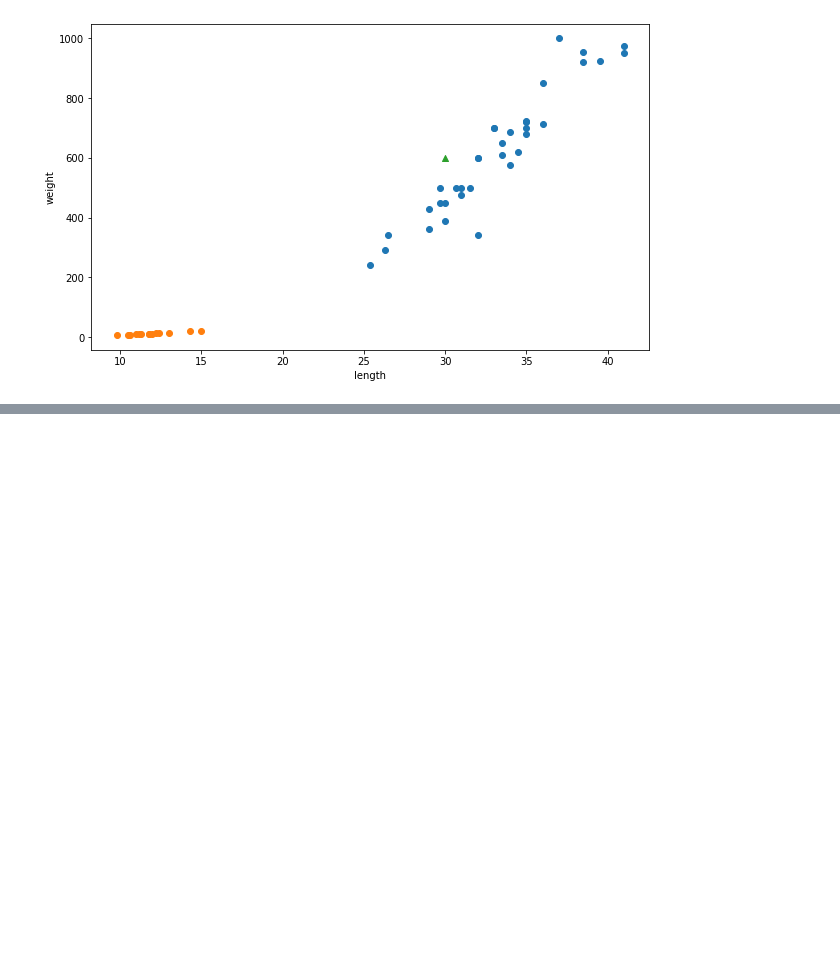
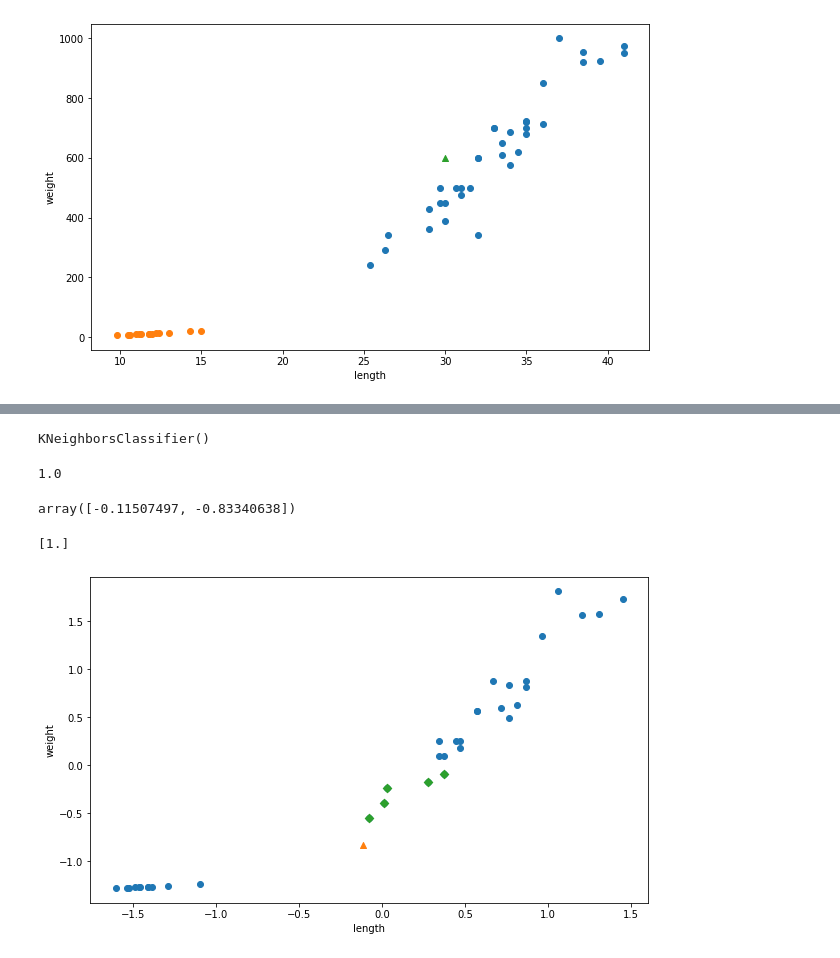
Before and after one commit to rkgh17/Human_edu, a Jupyter notebook: ML_DL_edu/Machine_Learning/머신러닝기본_221017.ipynb, the cells around one changed output, grey strips where cells are left out. Saved outputs shown, nothing was run; the diff lists cells and outputs as text; code cells hidden in the pictures; blank space fills up the shorter version.

```diff
--- a/ML_DL_edu/Machine_Learning/머신러닝기본_221017.ipynb
+++ b/ML_DL_edu/Machine_Learning/머신러닝기본_221017.ipynb
@@ -114,0 +395,5 @@ plt.show()
+# %%
+mean = np.mean(train_input, axis=0) #평균
+std = np.std(train_input, axis=0) #표준편차
+
+print(mean, std)
@@ -114,0 +402,3 @@ plt.show()
+# %%
+train_scaled = (train_input - mean) / std
+train_scaled
@@ -114,0 +423,35 @@ plt.show()
+# %%
+# 모델링 재학습
+kn.fit(train_scaled, train_target)
+# %% [output]
+KNeighborsClassifier()
+# %%
+# 모현 평가 -> 100%
+test_scaled = (test_input-mean)/std
+kn.score(test_scaled, test_target)
+# %% [output]
+1.0
+# %%
+# 새로운 데이터 --> 표준점수화
+new = ([25,150]-mean) / std
+new
+# %% [output]
+array([-0.11507497, -0.83340638])
+# %%
+print(kn.predict([new]))
+# %% [output]
+[1.]
+# %%
+distances, indexes = kn.kneighbors([new])
+
+fig, ax = plt.subplots(figsize = (10,6))
+ax.scatter(train_scaled[:,0], train_scaled[:,1])
+ax.scatter(new[0],new[1], marker='^')
+ax.scatter(train_scaled[indexes, 0], train_scaled[indexes, 1], marker='D')
+
+ax.set_xlabel('length')
+ax.set_ylabel('weight')
+
+plt.show()
+# %% [output]
+[figure, added]
```
Also changed, not shown: parts of 44 cells of this notebook.
